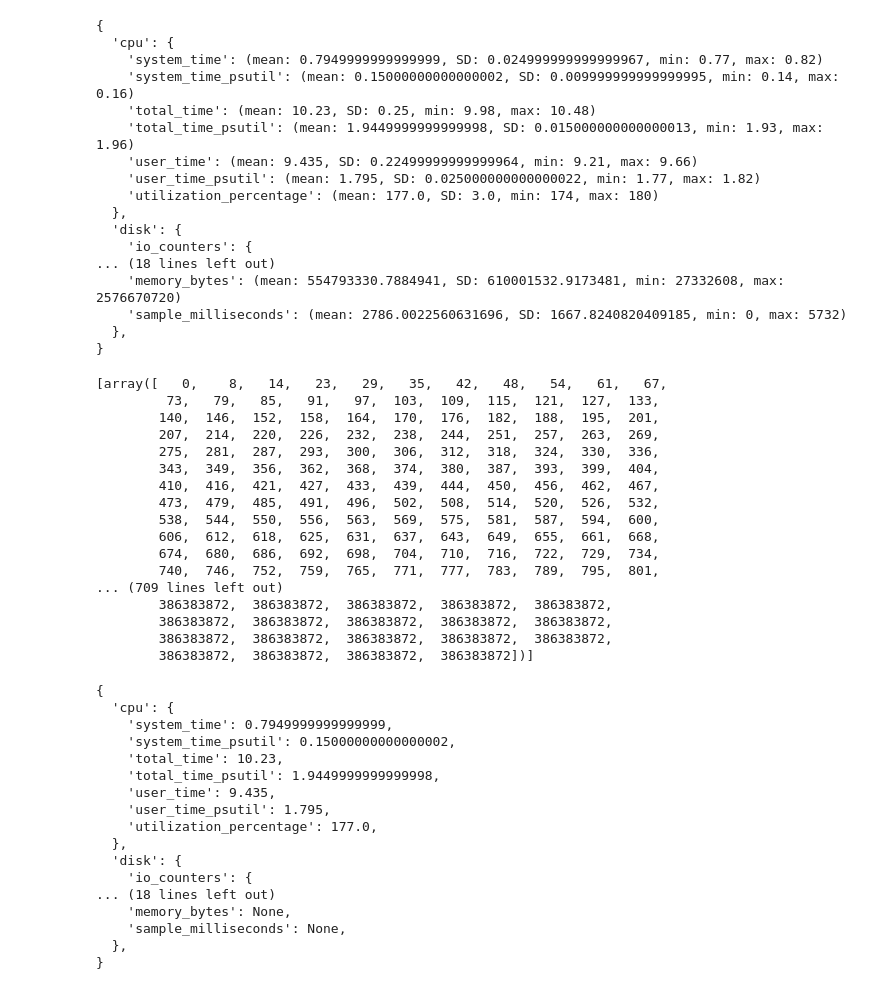
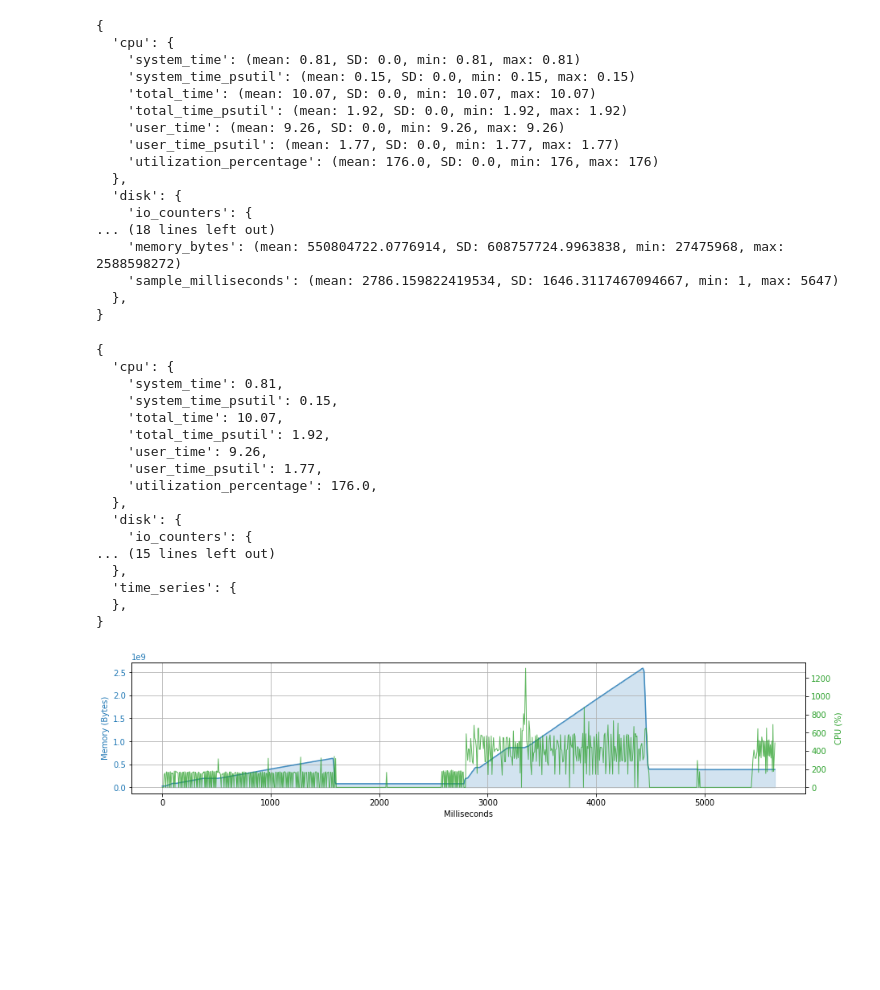
Before and after one commit to manzik/cmdbench, a Jupyter notebook: benchmark-usage.ipynb, the cells around one changed output. Drawn from its saved outputs; the diff is of its cells as text; code cells hidden in the pictures; blank space fills up the shorter version.

Commit message:
Added the code for resources plotting.

```diff
--- a/benchmark-usage.ipynb
+++ b/benchmark-usage.ipynb
@@ -29,5 +12,5 @@ cmdbench.single_benchmark_command_raw("node --expose-gc test.js", debugging=True
 # %%
-benchmark = cmdbench.benchmark_command("node --expose-gc test.js", 2, debugging=True)
+benchmark = cmdbench.benchmark_command("node --expose-gc test.js", 1, debugging=True)
 # %%
 benchmark.get_single_iteration()
 # %% [output]
@@ -73,55 +56,41 @@ benchmark.get_statistics()
 # %% [output]
 {
   'cpu': {
-    'system_time': (mean: 0.7949999999999999, SD: 0.024999999999999967, min: 0.77, max: 0.82)
-    'system_time_psutil': (mean: 0.15000000000000002, SD: 0.009999999999999995, min: 0.14, max: 0.16)
-    'total_time': (mean: 10.23, SD: 0.25, min: 9.98, max: 10.48)
-    'total_time_psutil': (mean: 1.9449999999999998, SD: 0.015000000000000013, min: 1.93, max: 1.96)
-    'user_time': (mean: 9.435, SD: 0.22499999999999964, min: 9.21, max: 9.66)
-    'user_time_psutil': (mean: 1.795, SD: 0.025000000000000022, min: 1.77, max: 1.82)
-    'utilization_percentage': (mean: 177.0, SD: 3.0, min: 174, max: 180)
+    'system_time': (mean: 0.81, SD: 0.0, min: 0.81, max: 0.81)
+    'system_time_psutil': (mean: 0.15, SD: 0.0, min: 0.15, max: 0.15)
+    'total_time': (mean: 10.07, SD: 0.0, min: 10.07, max: 10.07)
+    'total_time_psutil': (mean: 1.92, SD: 0.0, min: 1.92, max: 1.92)
+    'user_time': (mean: 9.26, SD: 0.0, min: 9.26, max: 9.26)
+    'user_time_psutil': (mean: 1.77, SD: 0.0, min: 1.77, max: 1.77)
+    'utilization_percentage': (mean: 176.0, SD: 0.0, min: 176, max: 176)
   },
   'disk': {
     'io_counters': {
 ... (18 lines left out)
-    'memory_bytes': (mean: 554793330.7884941, SD: 610001532.9173481, min: 27332608, max: 2576670720)
-    'sample_milliseconds': (mean: 2786.0022560631696, SD: 1667.8240820409185, min: 0, max: 5732)
+    'memory_bytes': (mean: 550804722.0776914, SD: 608757724.9963838, min: 27475968, max: 2588598272)
+    'sample_milliseconds': (mean: 2786.159822419534, SD: 1646.3117467094667, min: 1, max: 5647)
   },
 }
 # %%
 benchmark.get_averages()
 # %% [output]
-[array([   0,    8,   14,   23,   29,   35,   42,   48,   54,   61,   67,
-         73,   79,   85,   91,   97,  103,  109,  115,  121,  127,  133,
-        140,  146,  152,  158,  164,  170,  176,  182,  188,  195,  201,
-        207,  214,  220,  226,  232,  238,  244,  251,  257,  263,  269,
-        275,  281,  287,  293,  300,  306,  312,  318,  324,  330,  336,
-        343,  349,  356,  362,  368,  374,  380,  387,  393,  399,  404,
-        410,  416,  421,  427,  433,  439,  444,  450,  456,  462,  467,
-        473,  479,  485,  491,  496,  502,  508,  514,  520,  526,  532,
-        538,  544,  550,  556,  563,  569,  575,  581,  587,  594,  600,
-        606,  612,  618,  625,  631,  637,  643,  649,  655,  661,  668,
-        674,  680,  686,  692,  698,  704,  710,  716,  722,  729,  734,
-        740,  746,  752,  759,  765,  771,  777,  783,  789,  795,  801,
-... (709 lines left out)
-        386383872,  386383872,  386383872,  386383872,  386383872,
-        386383872,  386383872,  386383872,  386383872,  386383872,
-        386383872,  386383872,  386383872,  386383872,  386383872,
-        386383872,  386383872,  386383872,  386383872])]
+{
+  'cpu': {
+    'system_time': 0.81,
+    'system_time_psutil': 0.15,
+    'total_time': 10.07,
+    'total_time_psutil': 1.92,
+    'user_time': 9.26,
+    'user_time_psutil': 1.77,
+    'utilization_percentage': 176.0,
+  },
+  'disk': {
+    'io_counters': {
+... (15 lines left out)
+  },
+  'time_series': {
+  },
+}
-{
-  'cpu': {
-    'system_time': 0.7949999999999999,
-    'system_time_psutil': 0.15000000000000002,
-    'total_time': 10.23,
-    'total_time_psutil': 1.9449999999999998,
-    'user_time': 9.435,
-    'user_time_psutil': 1.795,
-    'utilization_percentage': 177.0,
-  },
-  'disk': {
-    'io_counters': {
-... (18 lines left out)
-    'memory_bytes': None,
-    'sample_milliseconds': None,
-  },
-}
+# %%
+%matplotlib inline
+fig = benchmark.get_resources_plot()
@@ -127,0 +103,4 @@ benchmark.get_averages()
+# %%
+display(fig)
+# %% [output]
+[figure, added]
```
Also changed, not shown: parts of 5 cells of this notebook, 4 other files.
